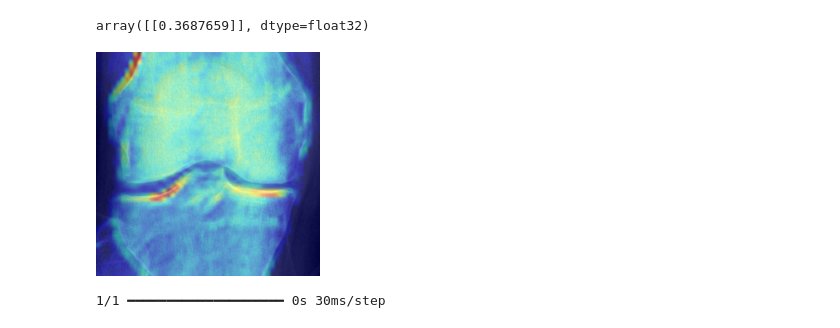
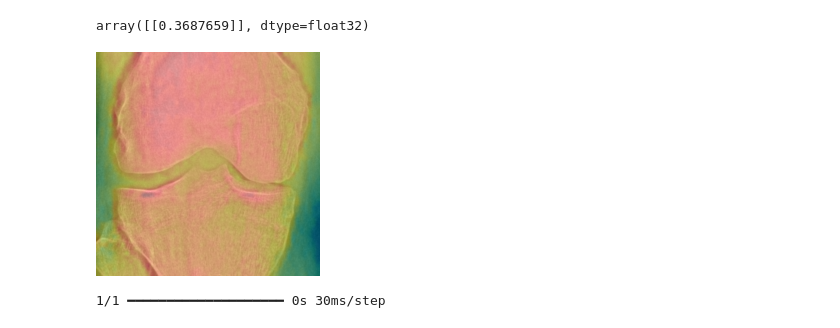
Before and after one commit to wozniakw2002/BSc-thesis, a Jupyter notebook: Notebooks/GRADcamTest.ipynb, the cells around one changed output. Drawn from its saved outputs; the diff is of its cells as text; code cells hidden in the pictures.

Commit message:
Grad-Cam-fix

```diff
--- a/Notebooks/GRADcamTest.ipynb
+++ b/Notebooks/GRADcamTest.ipynb
@@ -20,3 +20,7 @@ from skimage.segmentation import mark_boundaries
 # %%
 model = Model.example_model()
 model.load_weights('model.h5')
+# %%
+photo = DataPreparation.single_photo_preparation(r'data\train\train\Normal\9099440R.png')
+Model.predict(model,photo)
+Interpretation.show_lime_interpretation(model, photo, 1)
@@ -48,9 +70,9 @@ array([[0.3687659]], dtype=float32)
 # %%
 test_photo = data[[200]]
 # %%
-GradCam.create_and_overlap_gradcam(test_photo, test_photo[0],model)
+GradCam.create_and_overlap_gradcam(photo, photo[0],model)
 # %% [output]
-[figure, old version]
+[figure, new version]
 # %%
 to_save = data[np.random.choice(data.shape[0], 100, replace=False)]
 # %%
```
Also changed, not shown: parts of 2 cells of this notebook, 4 other files.
